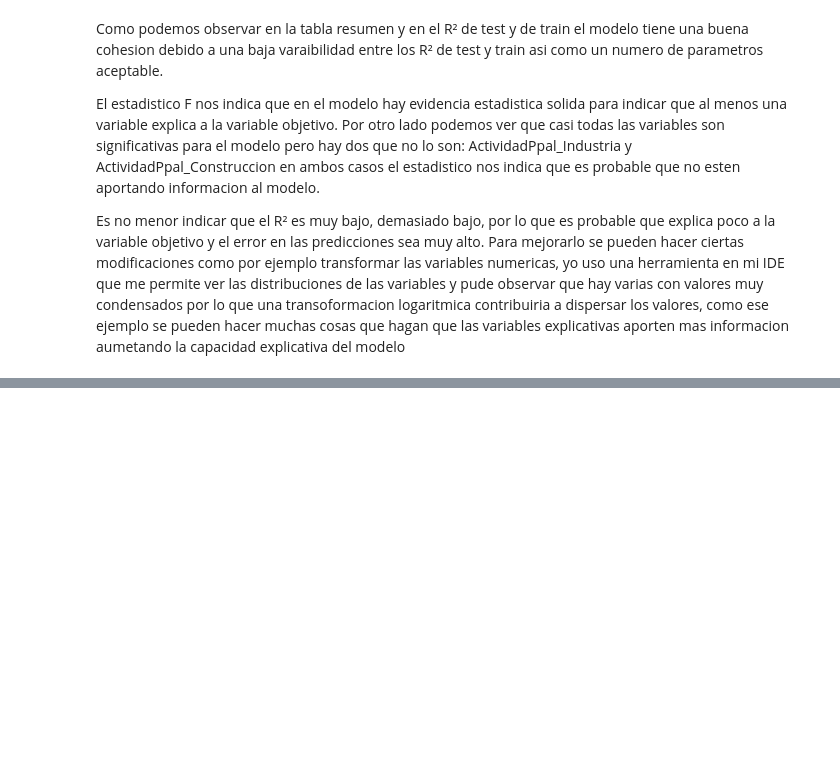
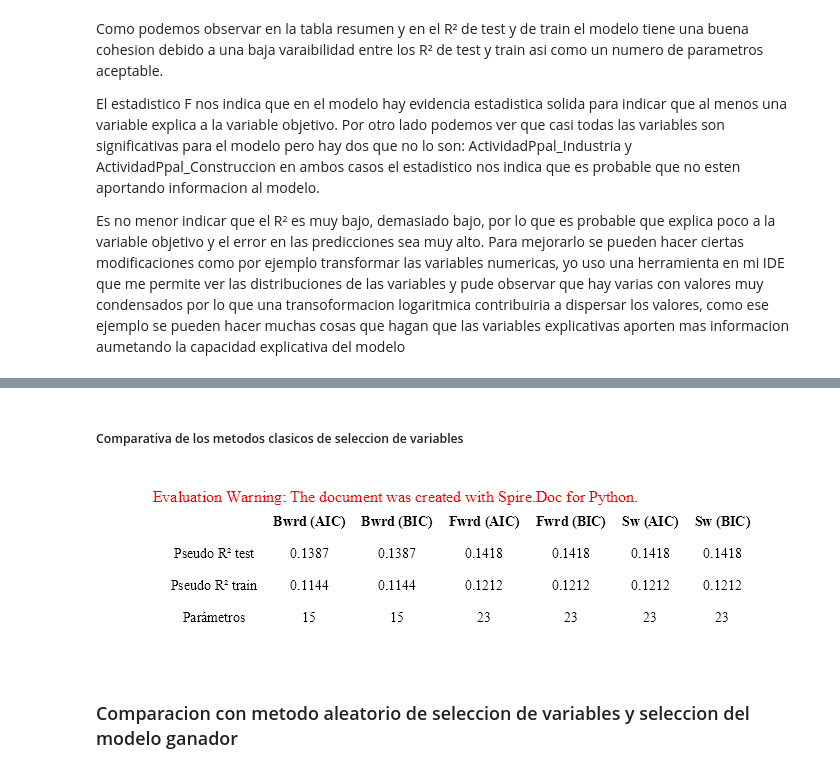
Before and after one commit to PabloPaezSheridan/SpainElectionsModel, a Jupyter notebook: Solution/PabloPaez_ModelizacionPredictiva.ipynb, the cells around one changed output, grey strips where cells are left out. Cells and saved outputs as stored; diff of their text form; code cells hidden in the pictures; blank space fills up the shorter version.

Commit message:
regresion logistica hasta los metodos clasicos

```diff
--- a/Solution/PabloPaez_ModelizacionPredictiva.ipynb
+++ b/Solution/PabloPaez_ModelizacionPredictiva.ipynb
@@ -796,0 +844,2 @@ Es no menor indicar que el R² es muy bajo, demasiado bajo, por lo que es probab
+# %% [markdown]
+<h5>Comparativa de los metodos clasicos de seleccion de variables</h5>
@@ -796,0 +911,24 @@ Es no menor indicar que el R² es muy bajo, demasiado bajo, por lo que es probab
+# %%
+document = Document()
+sec = document.AddSection()
+paragraph = sec.AddParagraph()
+paragraph.AppendHTML(comparative_table_html_izquierda)
+
+imageStream = document.SaveImageToStreams(0, ImageType.Bitmap)
+
+with open("./comparative_table_img_izquierda.png",'wb') as imageFile:
+    imageFile.write(imageStream.ToArray())
+document.Close()
+
+try:
+  img = PILImage.open("./comparative_table_img_izquierda.png")
+  bbox = (10,10,700,200)
+  cropped_img = img.crop(bbox)
+  cropped_img.save("./comparative_table_img_izquierda.png")
+  display(Image(filename='./comparative_table_img_izquierda.png'))
+except:
+  display(Image(filename=C))
+# %% [output]
+[figure, added]
+# %% [markdown]
+<h3>Comparacion con metodo aleatorio de seleccion de variables y seleccion del modelo ganador</h3>
```
Also changed, not shown: parts of 25 cells of this notebook, 1 other file.
